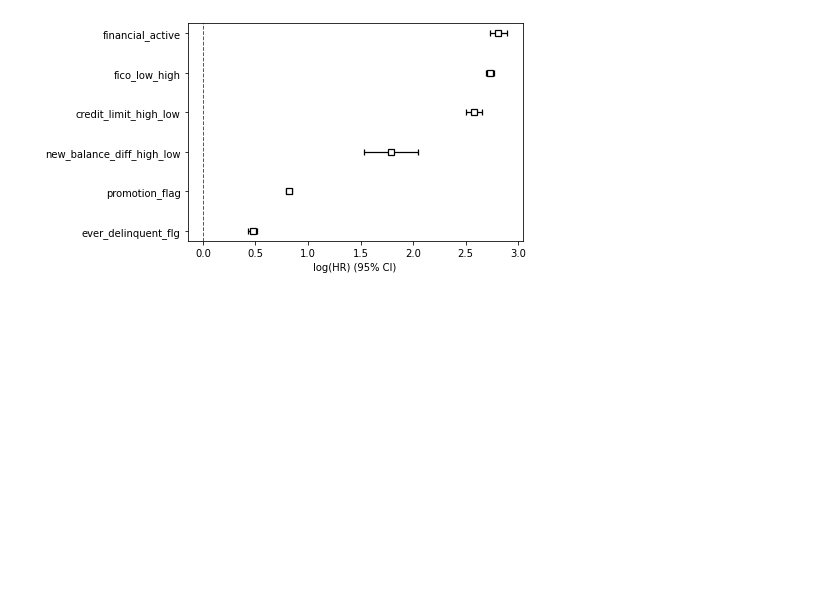
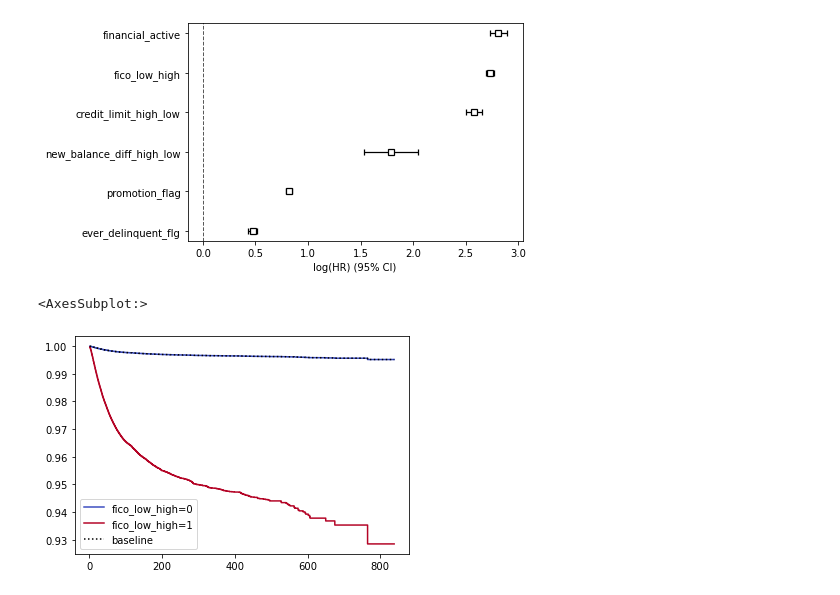
Before and after one commit to jackiec1998/uiuc-datathon-2023, a Jupyter notebook: survival_analysis.ipynb, the cells around one changed output. Saved outputs shown, nothing was run; the diff lists cells and outputs as text; code cells hidden in the pictures; blank space fills up the shorter version.

Commit message:
Plotted survival function from CoxPH based on some individual covariants

```diff
--- a/survival_analysis.ipynb
+++ b/survival_analysis.ipynb
@@ -214,3 +214,9 @@ cph.plot()
 # %% [output]
 <AxesSubplot:xlabel='log(HR) (95% CI)'>
 [figure]
+# %%
+#Survival function for low fico score vs. high fico score
+cph.plot_partial_effects_on_outcome(covariates='fico_low_high', values=[0, 1], cmap='coolwarm')
+# %% [output]
+<AxesSubplot:>
+[figure, added]
```
Also changed, not shown: parts of 2 cells of this notebook.
